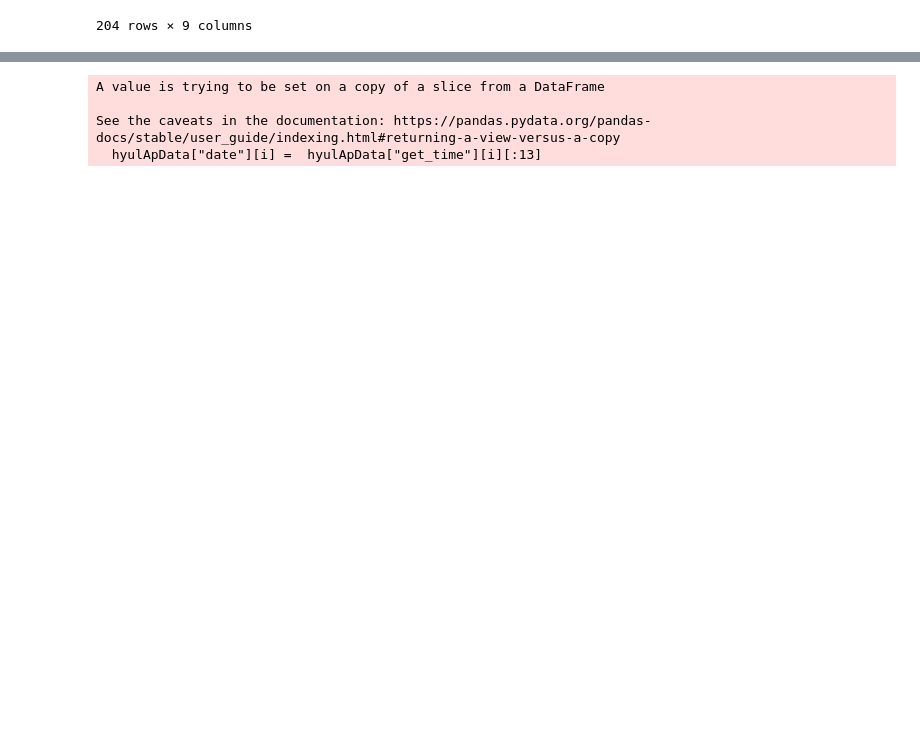
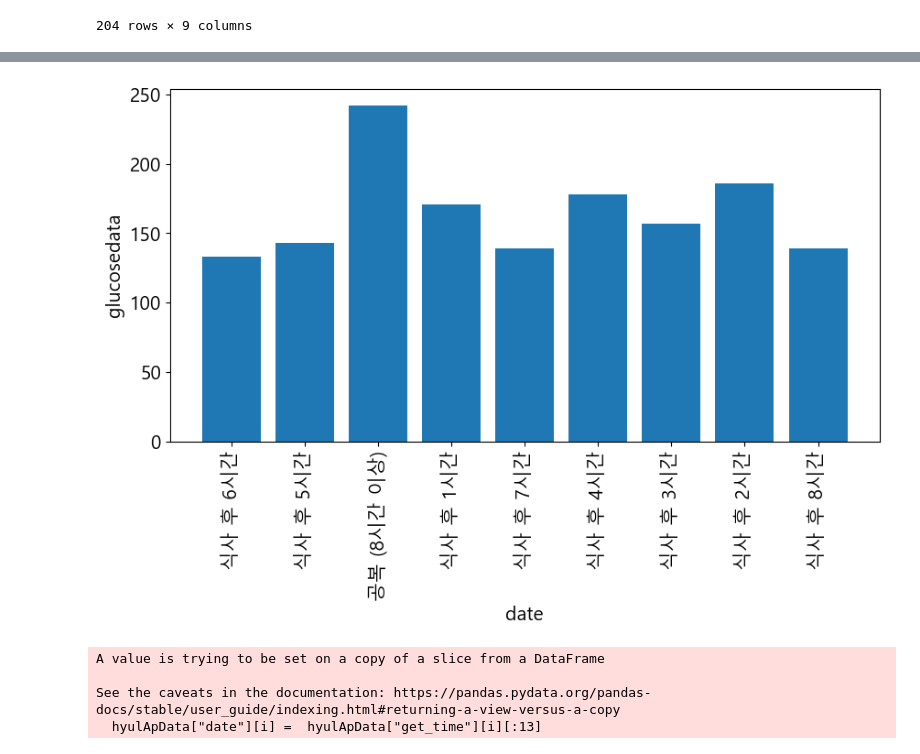
Before and after one commit to GitHayang/python, a Jupyter notebook: 미완성/healthData.ipynb, the cells around one changed output, grey strips where cells are left out. Drawn from its saved outputs; the diff is of its cells as text; code cells hidden in the pictures; blank space fills up the shorter version.

```diff
--- a/미완성/healthData.ipynb
+++ b/미완성/healthData.ipynb
@@ -81,3 +169,12 @@ hyulDangData
+# %%
+plt.figure(figsize=(10,5))
+plt.bar(hyulDangData.when_eat, hyulDangData.glucosedata)
+plt.xlabel("date")
+plt.ylabel("glucosedata")
+plt.xticks(rotation=90)
+plt.show()
+# %% [output]
+[figure, added]
 # %%
 date(hyulDangData)
 # %% [output]
```
Also changed, not shown: parts of 41 cells of this notebook, 1 other file.
